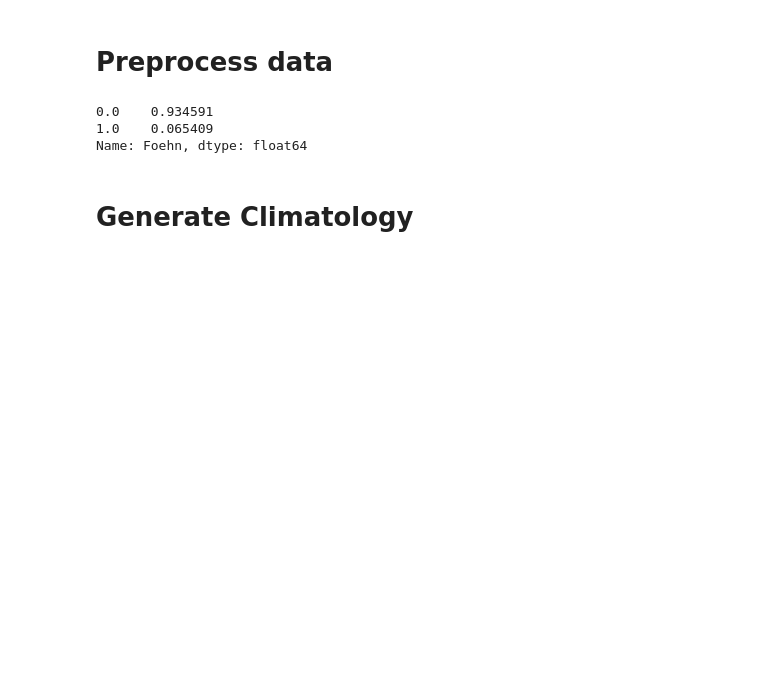
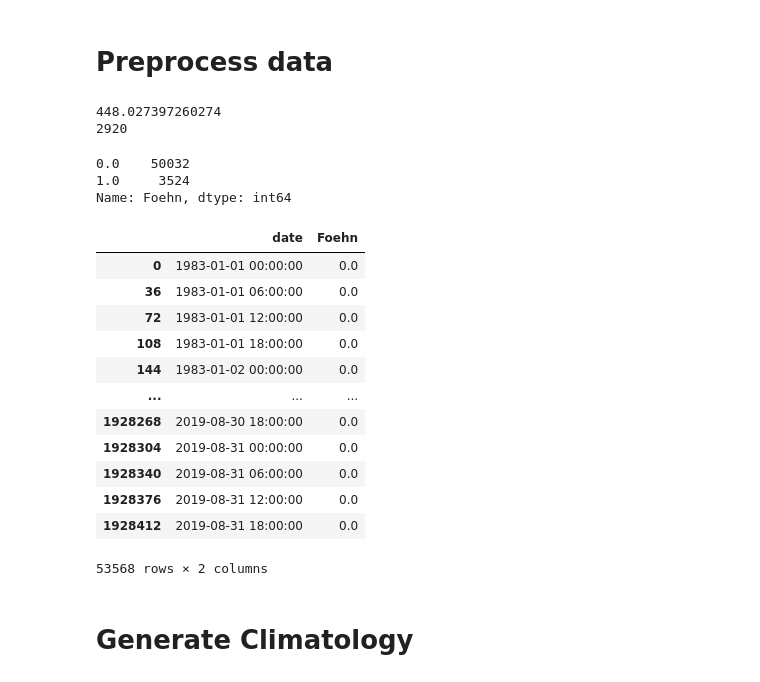
Before and after one commit to ch-mon/foehn-development, a Jupyter notebook: preprocess_north_foehn_data.ipynb, the cells around one changed output. Saved outputs shown, nothing was run; the diff lists cells and outputs as text; code cells hidden in the pictures; blank space fills up the shorter version.

```diff
--- a/preprocess_north_foehn_data.ipynb
+++ b/preprocess_north_foehn_data.ipynb
@@ -35,6 +35,25 @@ df_1983_2019["Foehn"] = df_1983_2019["Foehn"].astype(float)
 
 # Set all Foehn values (Foehn==2) to 1 (i.e. treat Mischluft as normal foehn)
 df_1983_2019["Foehn"] = df_1983_2019["Foehn"].mask(df_1983_2019["Foehn"] == 2.0, 1.0)
+# %%
+# Calculate mean duration and number of foehn events
+counter = 0
+foehn_durations = []
+for i in range(1,len(df_1983_2019.index)-1):
+    print(i, end="\r")
+    if df_1983_2019.loc[i, "Foehn"] == 1:
+        counter +=1
+    elif df_1983_2019.loc[i-1, "Foehn"] == 1 and df_1983_2019.loc[i, "Foehn"] == 0 and df_1983_2019.loc[i+1, "Foehn"] == 1:
+        counter +=1
+    else:
+        if counter:
+            foehn_durations.append(counter*10)
+            counter = 0
+print(np.array(foehn_durations).mean())
+print(len(foehn_durations))
+# %% [output]
+448.027397260274
+2920
 # %%
 # Define rolling window of length 6. If at least 4 dates show Foehn say there is foehn prevalent, otherwise not (refer to Gutermann et. al.(2013))
 # Allow max 2 missing values (-> min_periods=4). Otherwise set entry to np.NaN
@@ -52,13 +71,27 @@ date_mask = (df_rolling["date"].dt.minute==0) & \
             (df_rolling["date"].dt.hour == 12) |
             (df_rolling["date"].dt.hour == 18))
 df_foehn =df_rolling.loc[date_mask]
-# %%
-# Sanity check
-df_foehn["Foehn"].value_counts(normalize=True)
-# %% [output]
-0.0    0.934591
-1.0    0.065409
-Name: Foehn, dtype: float64
+# %%
+# Sanity check
+print(df_foehn.loc[df_foehn["date"]< "2019-08-31 23:00:00", "Foehn"].value_counts(normalize=False, dropna=True))
+df_foehn.loc[df_foehn["date"]< "2019-08-31 23:00:00",:]
+# %% [output]
+0.0    50032
+1.0     3524
+Name: Foehn, dtype: int64
+|  | date | Foehn |
+| 0 | 1983-01-01 00:00:00 | 0.0 |
+| 36 | 1983-01-01 06:00:00 | 0.0 |
+| 72 | 1983-01-01 12:00:00 | 0.0 |
+| 108 | 1983-01-01 18:00:00 | 0.0 |
+| 144 | 1983-01-02 00:00:00 | 0.0 |
+| ... | ... | ... |
+| 1928268 | 2019-08-30 18:00:00 | 0.0 |
+| 1928304 | 2019-08-31 00:00:00 | 0.0 |
+| 1928340 | 2019-08-31 06:00:00 | 0.0 |
+| 1928376 | 2019-08-31 12:00:00 | 0.0 |
+| 1928412 | 2019-08-31 18:00:00 | 0.0 |
+53568 rows × 2 columns
 # %% [markdown]
 # Generate Climatology
 # %%
```
Also changed, not shown: 2 other files.
